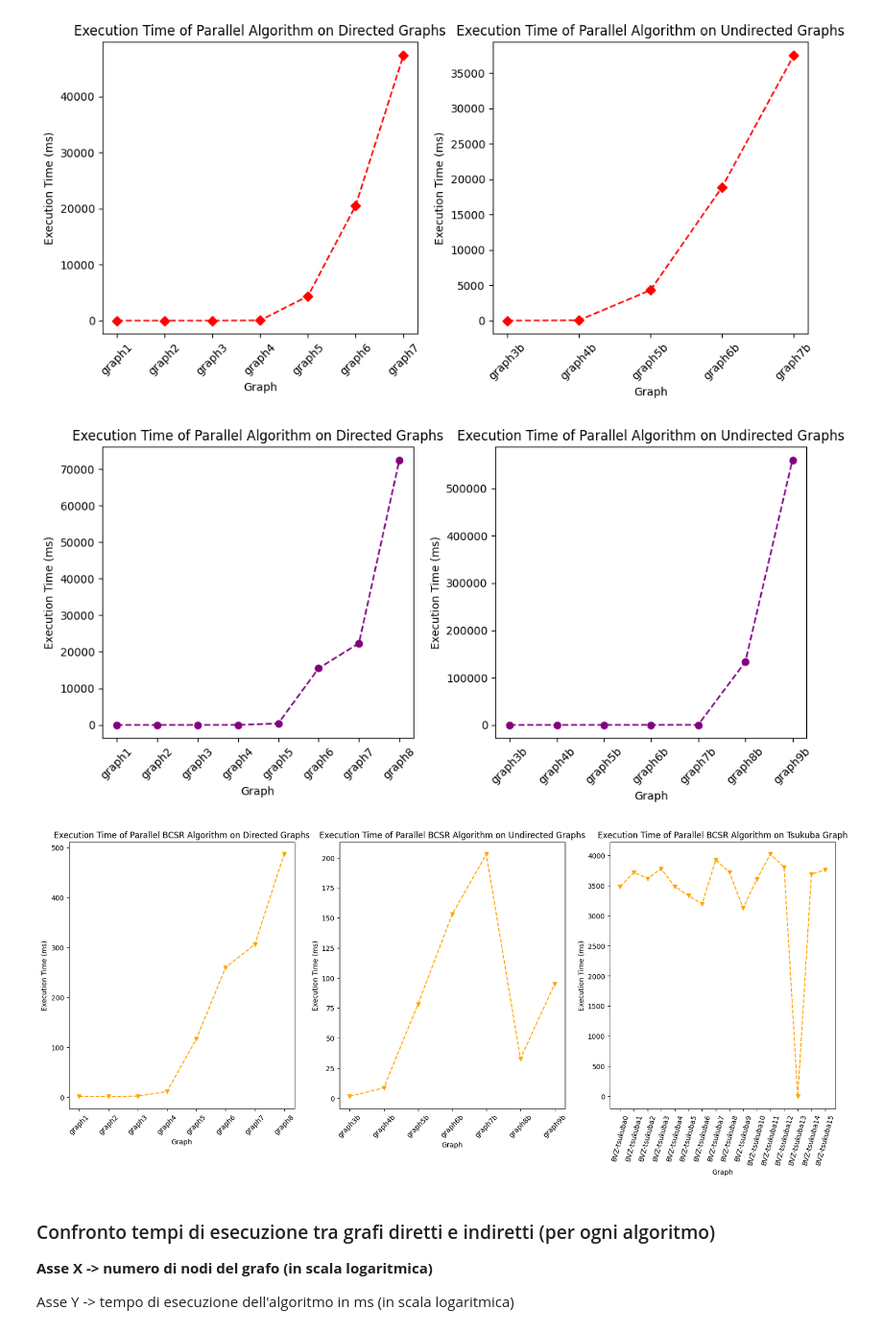
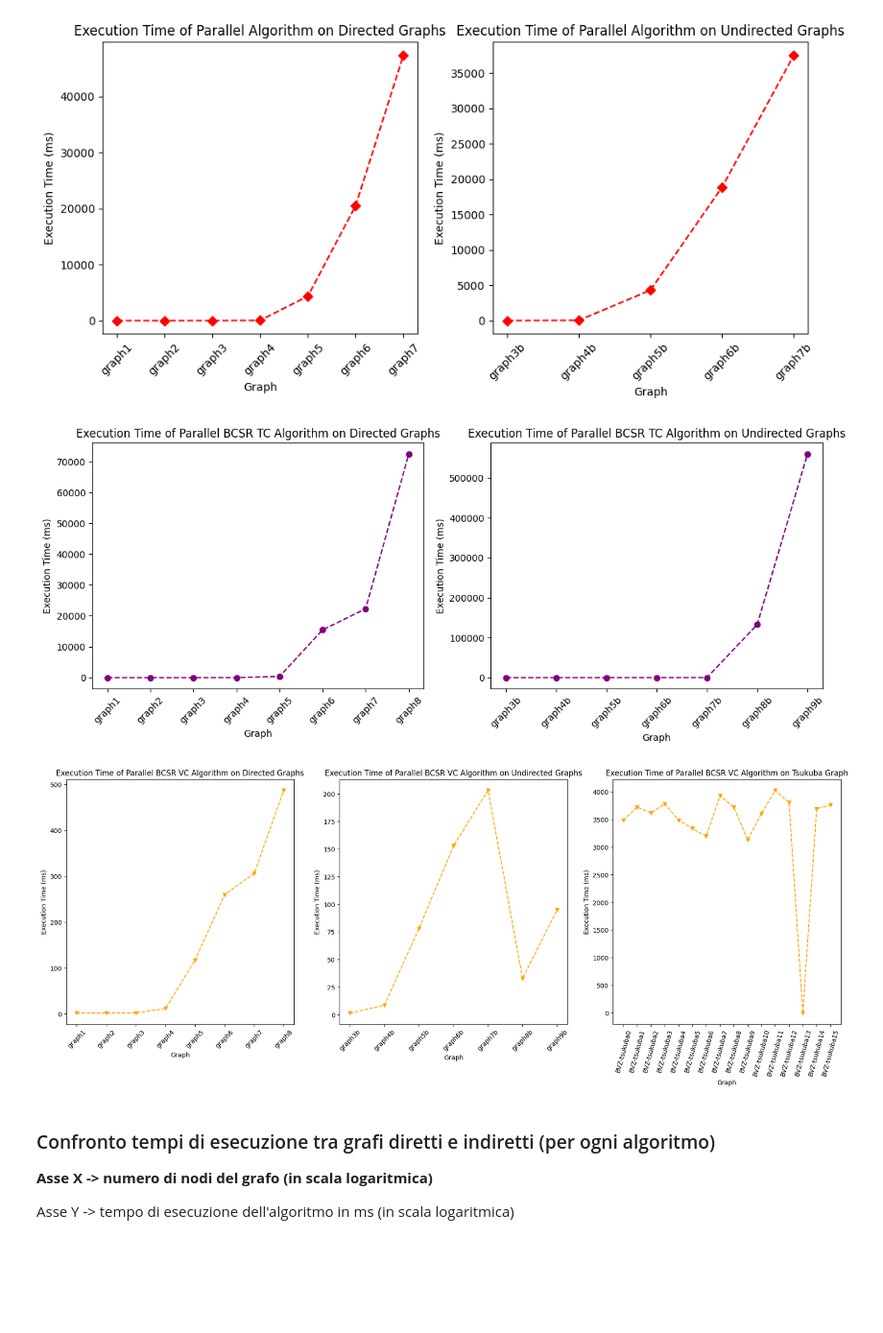
Before and after one commit to Daniele974/GraphCuts_CUDA, a Jupyter notebook: result_analysis_new.ipynb, the cells around one changed output. Shown at 96% size. Saved outputs shown, nothing was run; the diff lists cells and outputs as text; code cells hidden in the pictures; blank space fills up the shorter version.

```diff
--- a/result_analysis_new.ipynb
+++ b/result_analysis_new.ipynb
@@ -196,21 +196,21 @@ plt.show()
 # %%
 # Plot execution time of parallel algorithm for directed and undirected graphs separately (BY GRAPH NAME)
 agg_results_directed = agg_results[(agg_results['algorithm'] == 'parallelbcsrtc') & (~agg_results['graphId'].str.endswith('b'))]
 agg_results_undirected = agg_results[(agg_results['algorithm'] == 'parallelbcsrtc') & (agg_results['graphId'].str.endswith('b'))]
-plt.figure(figsize=(10, 5))
+plt.figure(figsize=(12, 5))
 plt.subplot(1, 2, 1)
 plt.plot(agg_results_directed['graphId'], agg_results_directed['execTime_mean'], label='parallelbcsrtc', linestyle=plot_style['parallelbcsrtc']['linestyle'], color=plot_style['parallelbcsrtc']['color'], marker=plot_style['parallelbcsrtc']['marker'])
 plt.xlabel('Graph')
 plt.ylabel('Execution Time (ms)')
-plt.title('Execution Time of Parallel Algorithm on Directed Graphs')
+plt.title('Execution Time of Parallel BCSR TC Algorithm on Directed Graphs')
 plt.xticks(rotation=45)
 plt.subplot(1, 2, 2)
 plt.plot(agg_results_undirected['graphId'], agg_results_undirected['execTime_mean'], label='parallelbcsrtc', linestyle=plot_style['parallelbcsrtc']['linestyle'], color=plot_style['parallelbcsrtc']['color'], marker=plot_style['parallelbcsrtc']['marker'])
 plt.xlabel('Graph')
 plt.ylabel('Execution Time (ms)')
-plt.title('Execution Time of Parallel Algorithm on Undirected Graphs')
+plt.title('Execution Time of Parallel BCSR TC Algorithm on Undirected Graphs')
 plt.xticks(rotation=45)
 plt.tight_layout()
 plt.show()
 # %% [output]
-[figure, old version]
+[figure, new version]
@@ -219,28 +226,28 @@ plt.show()
 agg_results_directed = agg_results[(agg_results['algorithm'] == 'parallelbcsrvc') & (~agg_results['graphId'].str.endswith('b') & (~agg_results['graphId'].str.contains('tsukuba')))]
 agg_results_undirected = agg_results[(agg_results['algorithm'] == 'parallelbcsrvc') & (agg_results['graphId'].str.endswith('b') & (~agg_results['graphId'].str.contains('tsukuba')))]
 agg_results_directed_tsukuba = agg_results[(agg_results['algorithm'] == 'parallelbcsrvc') & (agg_results['graphId'].str.contains('tsukuba'))].sort_values(by=['graphId'], key=lambda x: x.apply(extract_number))
-plt.figure(figsize=(20, 7))
+plt.figure(figsize=(22, 7))
 plt.subplot(1, 3, 1)
 plt.plot(agg_results_directed['graphId'], agg_results_directed['execTime_mean'], label='parallelbcsrvc', linestyle=plot_style['parallelbcsrvc']['linestyle'], color=plot_style['parallelbcsrvc']['color'], marker=plot_style['parallelbcsrvc']['marker'])
 plt.xlabel('Graph')
 plt.ylabel('Execution Time (ms)')
-plt.title('Execution Time of Parallel BCSR Algorithm on Directed Graphs')
+plt.title('Execution Time of Parallel BCSR VC Algorithm on Directed Graphs')
 plt.xticks(rotation=45)
 plt.subplot(1, 3, 2)
 plt.plot(agg_results_undirected['graphId'], agg_results_undirected['execTime_mean'], label='parallelbcsrvc', linestyle=plot_style['parallelbcsrvc']['linestyle'], color=plot_style['parallelbcsrvc']['color'], marker=plot_style['parallelbcsrvc']['marker'])
 plt.xlabel('Graph')
 plt.ylabel('Execution Time (ms)')
-plt.title('Execution Time of Parallel BCSR Algorithm on Undirected Graphs')
+plt.title('Execution Time of Parallel BCSR VC Algorithm on Undirected Graphs')
 plt.xticks(rotation=45)
 plt.subplot(1, 3, 3)
 plt.plot(agg_results_directed_tsukuba['graphId'], agg_results_directed_tsukuba['execTime_mean'], label='parallelbcsrvc', linestyle=plot_style['parallelbcsrvc']['linestyle'], color=plot_style['parallelbcsrvc']['color'], marker=plot_style['parallelbcsrvc']['marker'])
 plt.xlabel('Graph')
 plt.ylabel('Execution Time (ms)')
-plt.title('Execution Time of Parallel BCSR Algorithm on Tsukuba Graph')
+plt.title('Execution Time of Parallel BCSR VC Algorithm on Tsukuba Graph')
 plt.xticks(rotation=75)
 plt.show()
 # %% [output]
-[figure, old version]
+[figure, new version]
 # %% [markdown]
 ### Confronto tempi di esecuzione tra grafi diretti e indiretti (per ogni algoritmo)
 
```
Also changed, not shown: parts of 6 cells of this notebook.
